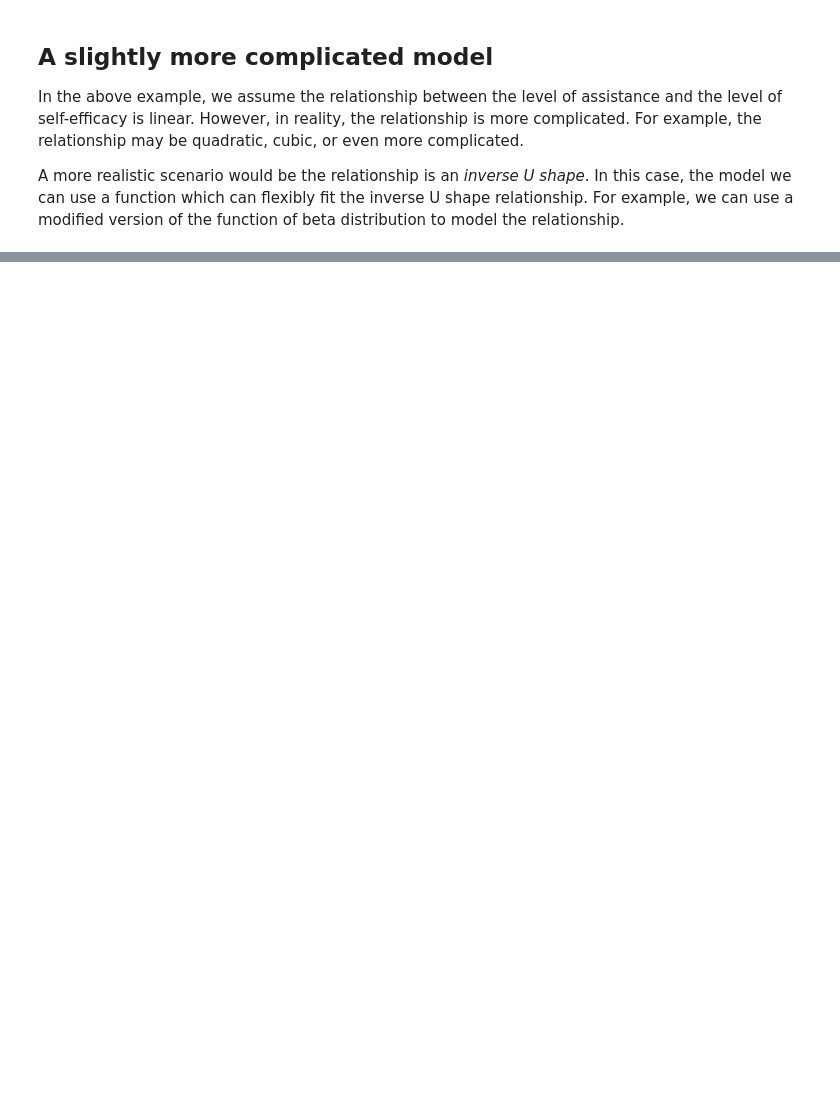
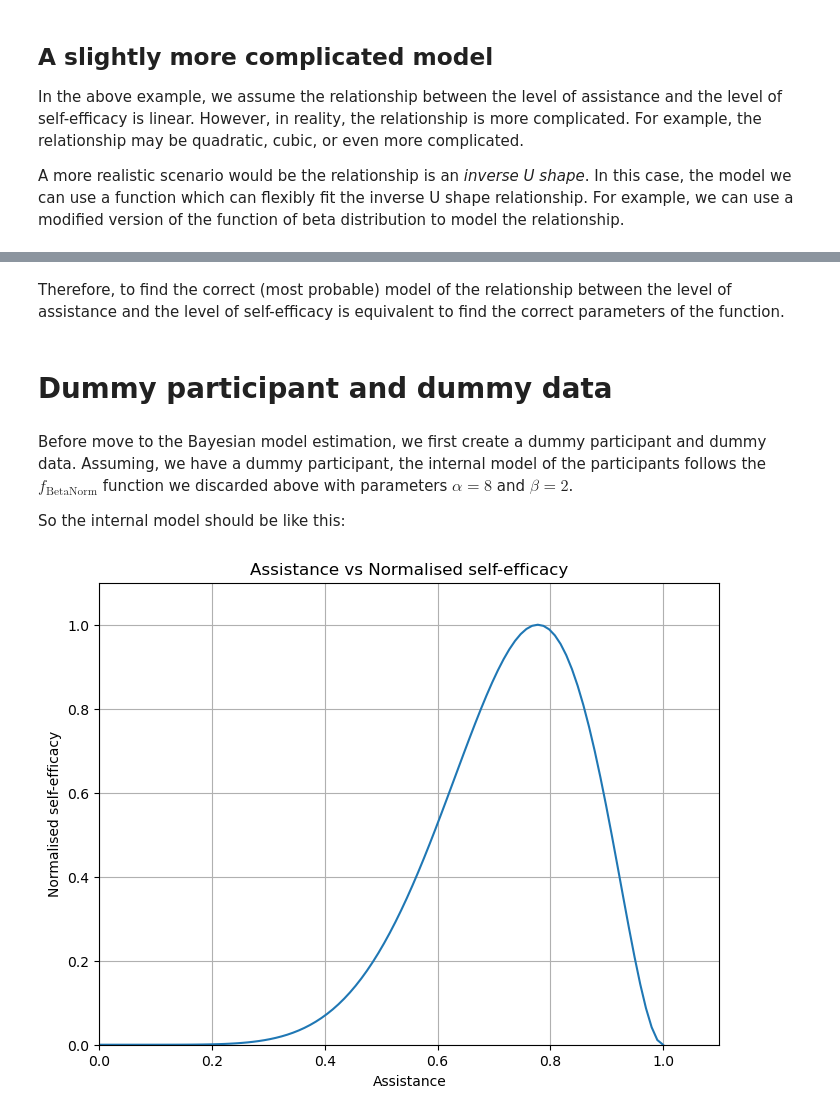
Before and after one commit to acercyc/Moonshot_self_efficacy, a Jupyter notebook: Bayesian_Self_Efficacy_Estimator/Introduction_of_Bayesian_model_estimation.ipynb, the cells around one changed output, grey strips where cells are left out. Saved outputs shown, nothing was run; the diff lists cells and outputs as text; code cells hidden in the pictures; blank space fills up the shorter version.

```diff
--- a/Bayesian_Self_Efficacy_Estimator/Introduction_of_Bayesian_model_estimation.ipynb
+++ b/Bayesian_Self_Efficacy_Estimator/Introduction_of_Bayesian_model_estimation.ipynb
@@ -71,0 +105,18 @@ $$
+# %% [markdown]
+Therefore, to find the correct (most probable) model of the relationship between the level of assistance and the level of self-efficacy is equivalent to find the correct parameters of the function.
+# %% [markdown]
+# Dummy participant and dummy data
+# %% [markdown]
+Before move to the Bayesian model estimation, we first create a dummy participant and dummy data.
+Assuming, we have a dummy participant, the internal model of the participants follows the $f_{\text{BetaNorm}}$ function we discarded above with parameters $\alpha = 8$ and $\beta = 2$.
+
+So the internal model should be like this:
+# %%
+# Plot model
+alpha_true = 8
+beta_true = 3
+x = np.linspace(0, 1, 100)
+y = f_BetaNorm(alpha_true, beta_true, x)
+plot_model(x, y)
+# %% [output]
+[figure, added]
```
Also changed, not shown: parts of 30 cells of this notebook.
